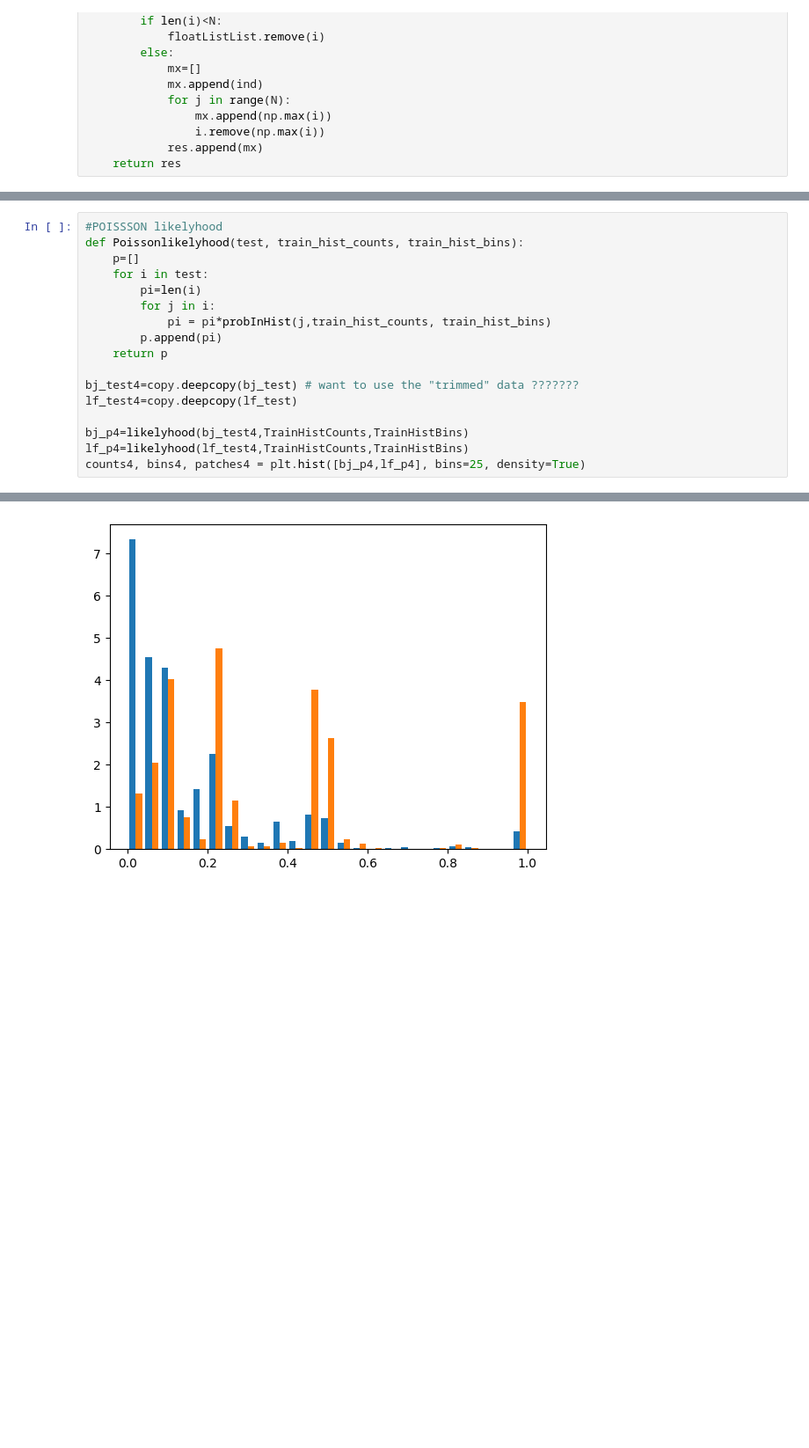
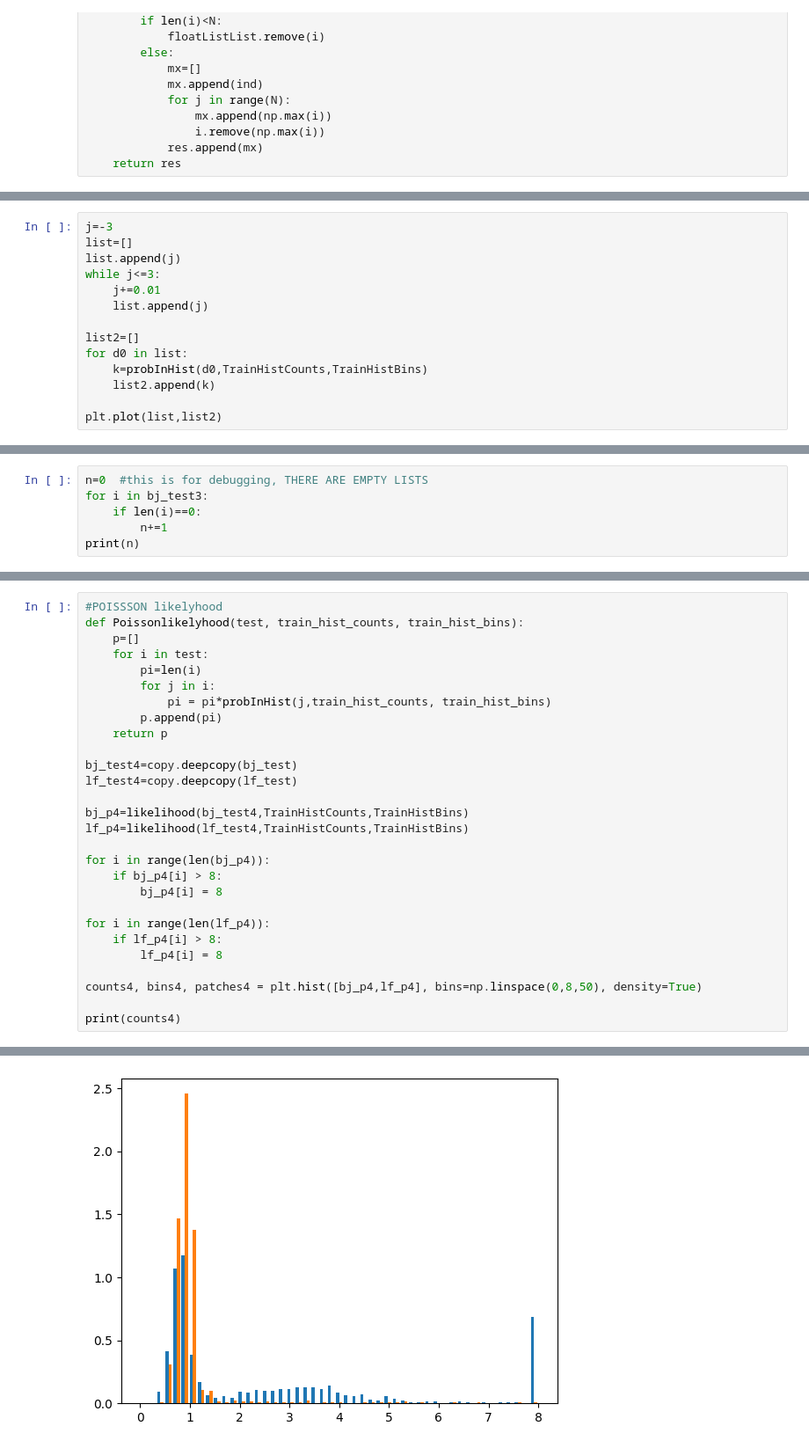
Before and after one commit to CarmellaLi/detecting-Higgs-w-ML, a Jupyter notebook: classifiers.ipynb, the cells around one changed output, grey strips where cells are left out. Shown: that part at 88% size. Drawn from its saved outputs; the diff is of its cells as text; blank space fills up the shorter version.

```diff
--- a/classifiers.ipynb
+++ b/classifiers.ipynb
@@ -282,0 +295,14 @@ counts3, bins3, patches3 = plt.hist([bj_p3,lf_p3], bins=25, density=True)
+# %%
+j=-3
+list=[]
+list.append(j)
+while j<=3:
+    j+=0.01
+    list.append(j)
+
+list2=[]
+for d0 in list:
+    k=probInHist(d0,TrainHistCounts,TrainHistBins)
+    list2.append(k)
+
+plt.plot(list,list2)
@@ -282,0 +312,6 @@ counts3, bins3, patches3 = plt.hist([bj_p3,lf_p3], bins=25, density=True)
+# %%
+n=0  #this is for debugging, THERE ARE EMPTY LISTS
+for i in bj_test3:
+    if len(i)==0:
+        n+=1
+print(n)
@@ -291,10 +338,21 @@ def Poissonlikelyhood(test, train_hist_counts, train_hist_bins):
         p.append(pi)
     return p
 
-bj_test4=copy.deepcopy(bj_test) # want to use the "trimmed" data ???????
+bj_test4=copy.deepcopy(bj_test)
 lf_test4=copy.deepcopy(lf_test)
 
-bj_p4=likelyhood(bj_test4,TrainHistCounts,TrainHistBins)
-lf_p4=likelyhood(lf_test4,TrainHistCounts,TrainHistBins)
-counts4, bins4, patches4 = plt.hist([bj_p4,lf_p4], bins=25, density=True)
+bj_p4=likelihood(bj_test4,TrainHistCounts,TrainHistBins)
+lf_p4=likelihood(lf_test4,TrainHistCounts,TrainHistBins)
+
+for i in range(len(bj_p4)):
+    if bj_p4[i] > 8:
+        bj_p4[i] = 8
+
+for i in range(len(lf_p4)):
+    if lf_p4[i] > 8:
+        lf_p4[i] = 8
+
+counts4, bins4, patches4 = plt.hist([bj_p4,lf_p4], bins=np.linspace(0,8,50), density=True)
+
+print(counts4)
 # %% [output]
@@ -301,4 +373,4 @@ counts4, bins4, patches4 = plt.hist([bj_p4,lf_p4], bins=25, density=True)
-[figure, old version]
+[figure, new version]
 # %%
 area1 = pltROCnAUC(counts, bins, "knn")
 area2 = pltROCnAUC(counts2, bins2, "2d knn")
```
Also changed, not shown: parts of 10 cells of this notebook.
